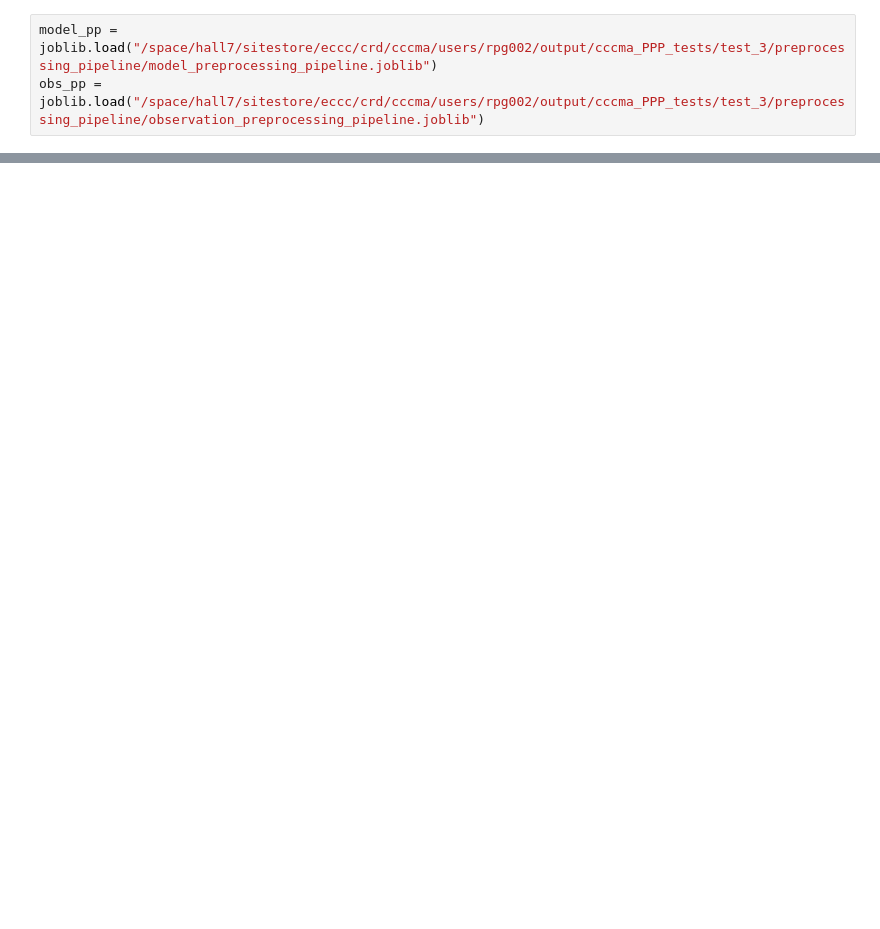
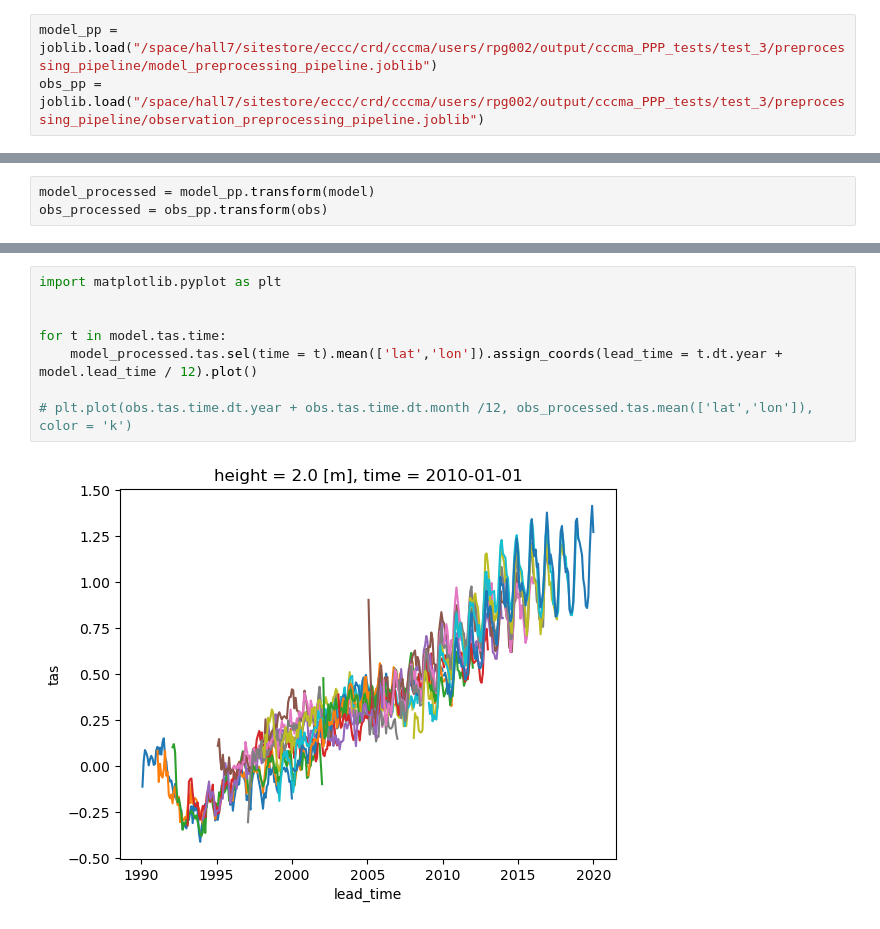
Before and after one commit to ParsaGooya/CCCma-PPP, a Jupyter notebook: test.ipynb, the cells around one changed output, grey strips where cells are left out. Cells and saved outputs as stored; diff of their text form; blank space fills up the shorter version.

```diff
--- a/test.ipynb
+++ b/test.ipynb
@@ -661,0 +665,3 @@ NameError: name 'plt' is not defined
+# %%
+model_processed = model_pp.transform(model)
+obs_processed = obs_pp.transform(obs)
@@ -661,0 +681,10 @@ NameError: name 'plt' is not defined
+# %%
+import matplotlib.pyplot as plt
+
+
+for t in model.tas.time:
+    model_processed.tas.sel(time = t).mean(['lat','lon']).assign_coords(lead_time = t.dt.year + model.lead_time / 12).plot()
+
+# plt.plot(obs.tas.time.dt.year + obs.tas.time.dt.month /12, obs_processed.tas.mean(['lat','lon']), color = 'k')
+# %% [output]
+[figure, added]
```
Also changed, not shown: parts of 5 cells of this notebook, 7 other files.
